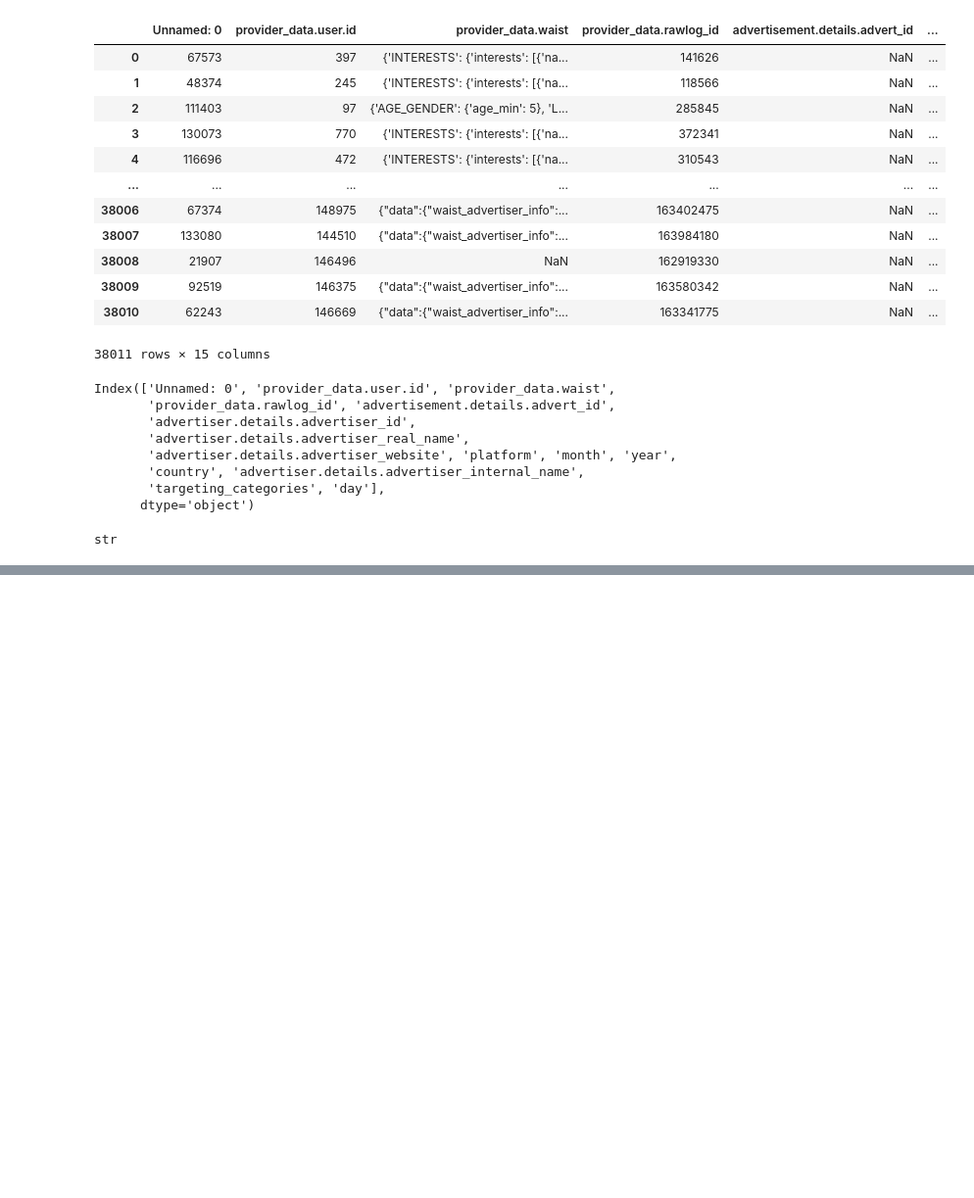
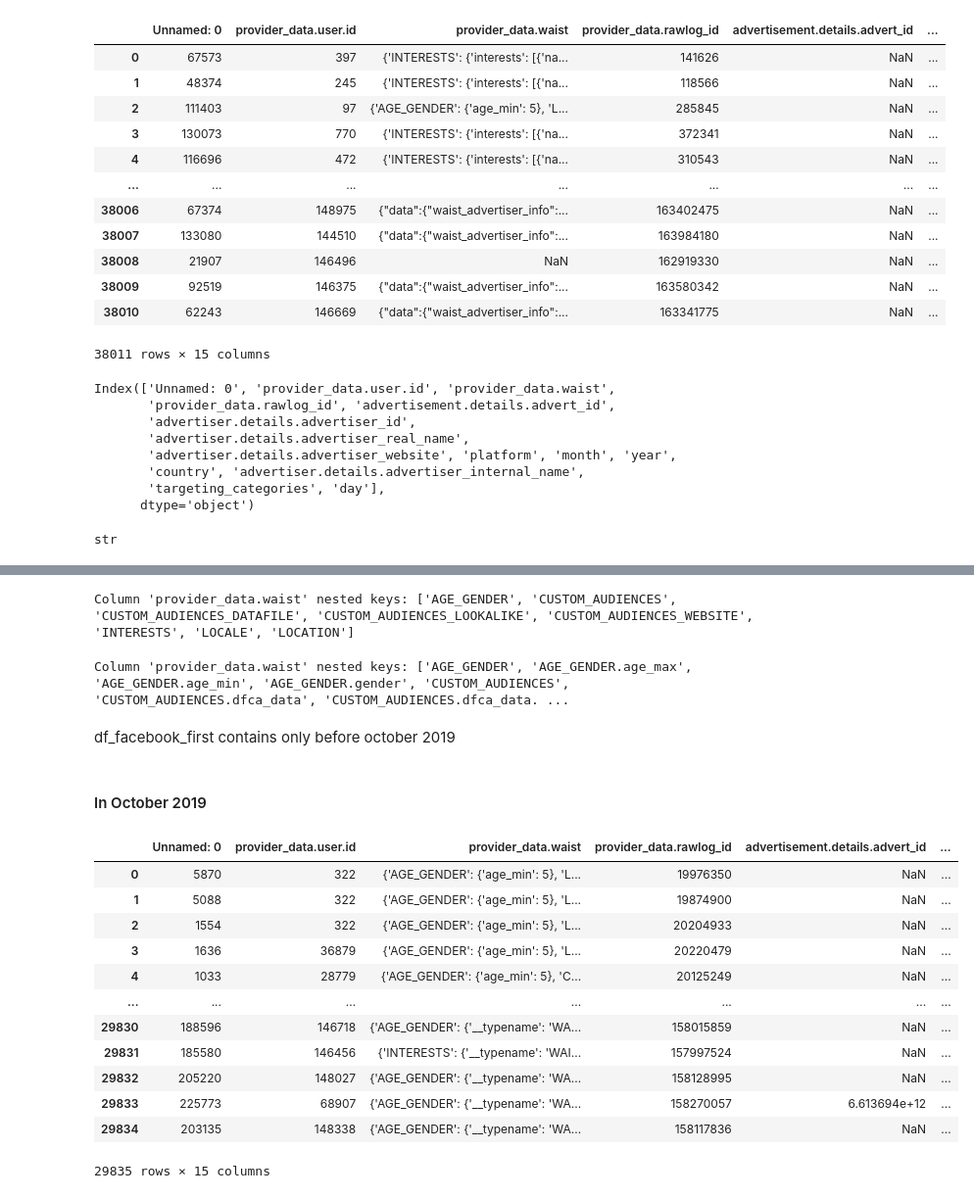
Before and after one commit to abirbenzaamia/a_year_under_the_dsa_data_analysis, a Jupyter notebook: fb-data-analysis.ipynb, the cells around one changed output, grey strips where cells are left out. Shown at 98% size. Saved outputs shown, nothing was run; the diff lists cells and outputs as text; code cells hidden in the pictures; blank space fills up the shorter version.

```diff
--- a/fb-data-analysis.ipynb
+++ b/fb-data-analysis.ipynb
@@ -160,0 +562,28 @@ ValueError: malformed node or string: <ast.Call object at 0x...>
+# %%
+def split_by_nested_key(df, dict_column, target_path):
+    """
+    Split by nested key using dot notation (e.g., 'INTERESTS.interests')
+    """
+    def has_nested_key(d, path):
+        keys = path.split('.')
+        for key in keys:
+            if not isinstance(d, dict) or key not in d:
+                return False
+            d = d[key]
+        return True
+
+    def safe_parse(x):
+        if pd.isna(x):
+            return {}
+        if isinstance(x, str):
+            try:
+                return ast.literal_eval(x) if x.strip() else {}
+            except:
+                return {}
+        return x if isinstance(x, dict) else {}
+
+    has_key_mask = df[dict_column].apply(
+        lambda x: has_nested_key(safe_parse(x), target_path)
+    )
+
+    return df[has_key_mask].copy(), df[~has_key_mask].copy()
@@ -160,0 +606,3 @@ ValueError: malformed node or string: <ast.Call object at 0x...>
+# %%
+_with, _without = split_by_nested_key(
+    df_facebook, 'provider_data.waist', 'AGE_GENDER.__typename')
@@ -160,0 +631,5 @@ ValueError: malformed node or string: <ast.Call object at 0x...>
+# %%
+df_temp = _without[_without['year']>2019]
+df_after_2019 = pd.concat([df_temp,_with], ignore_index=True)
+df_after_2019 = df_after_2019.drop_duplicates(subset='provider_data.rawlog_id')
+df_after_2019.groupby('year').size()
@@ -160,0 +646,12 @@ ValueError: malformed node or string: <ast.Call object at 0x...>
+# %%
+nested_keys = get_unique_dict_keys(df_before_2019, ['provider_data.waist'])
+for col, keys in nested_keys.items():
+    print(f"Column '{col}' nested keys: {keys}")
+# %% [output]
+Column 'provider_data.waist' nested keys: ['AGE_GENDER', 'CUSTOM_AUDIENCES', 'CUSTOM_AUDIENCES_DATAFILE', 'CUSTOM_AUDIENCES_LOOKALIKE', 'CUSTOM_AUDIENCES_WEBSITE', 'INTERESTS', 'LOCALE', 'LOCATION']
+# %%
+nested_keys = get_all_nested_keys(df_before_2019, ['provider_data.waist'])
+for col, keys in nested_keys.items():
+    print(f"Column '{col}' nested keys: {keys}")
+# %% [output]
+Column 'provider_data.waist' nested keys: ['AGE_GENDER', 'AGE_GENDER.age_max', 'AGE_GENDER.age_min', 'AGE_GENDER.gender', 'CUSTOM_AUDIENCES', 'CUSTOM_AUDIENCES.dfca_data', 'CUSTOM_AUDIENCES.dfca_data. ...
@@ -160,0 +660,20 @@ ValueError: malformed node or string: <ast.Call object at 0x...>
+# %% [markdown]
+df_facebook_first contains only before october 2019
+# %% [markdown]
+#### In October 2019
+# %%
+df_after_2019
+# %% [output]
+|  | Unnamed: 0 | provider_data.user.id | provider_data.waist | provider_data.rawlog_id | advertisement.details.advert_id | ... |
+| 0 | 5870 | 322 | {'AGE_GENDER': {'age_min': 5}, 'L... | 19976350 | NaN | ... |
+| 1 | 5088 | 322 | {'AGE_GENDER': {'age_min': 5}, 'L... | 19874900 | NaN | ... |
+| 2 | 1554 | 322 | {'AGE_GENDER': {'age_min': 5}, 'L... | 20204933 | NaN | ... |
+| 3 | 1636 | 36879 | {'AGE_GENDER': {'age_min': 5}, 'L... | 20220479 | NaN | ... |
+| 4 | 1033 | 28779 | {'AGE_GENDER': {'age_min': 5}, 'C... | 20125249 | NaN | ... |
+| ... | ... | ... | ... | ... | ... | ... |
+| 29830 | 188596 | 146718 | {'AGE_GENDER': {'__typename': 'WA... | 158015859 | NaN | ... |
+| 29831 | 185580 | 146456 | {'INTERESTS': {'__typename': 'WAI... | 157997524 | NaN | ... |
+| 29832 | 205220 | 148027 | {'AGE_GENDER': {'__typename': 'WA... | 158128995 | NaN | ... |
+| 29833 | 225773 | 68907 | {'AGE_GENDER': {'__typename': 'WA... | 158270057 | 6.613694e+12 | ... |
+| 29834 | 203135 | 148338 | {'AGE_GENDER': {'__typename': 'WA... | 158117836 | NaN | ... |
+29835 rows × 15 columns
```
Also changed, not shown: parts of 73 cells of this notebook, 17 other files.
